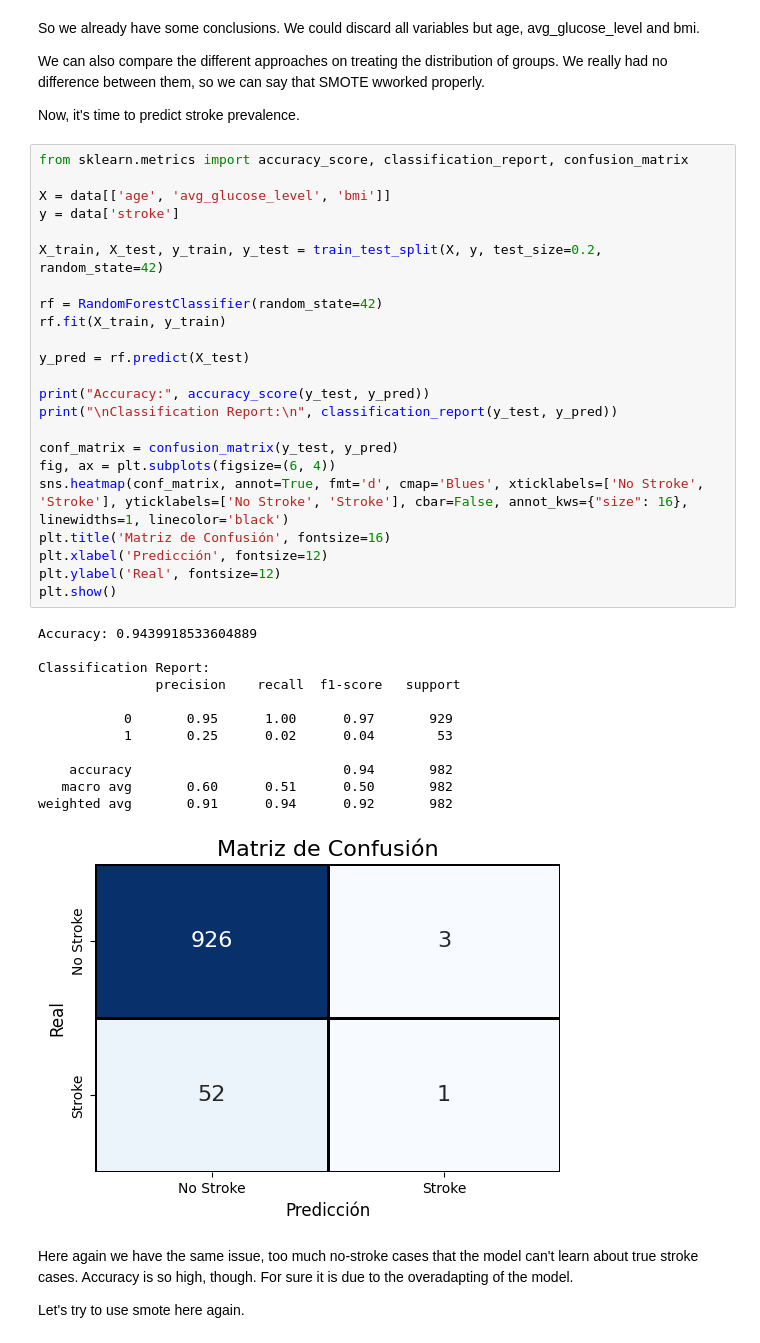
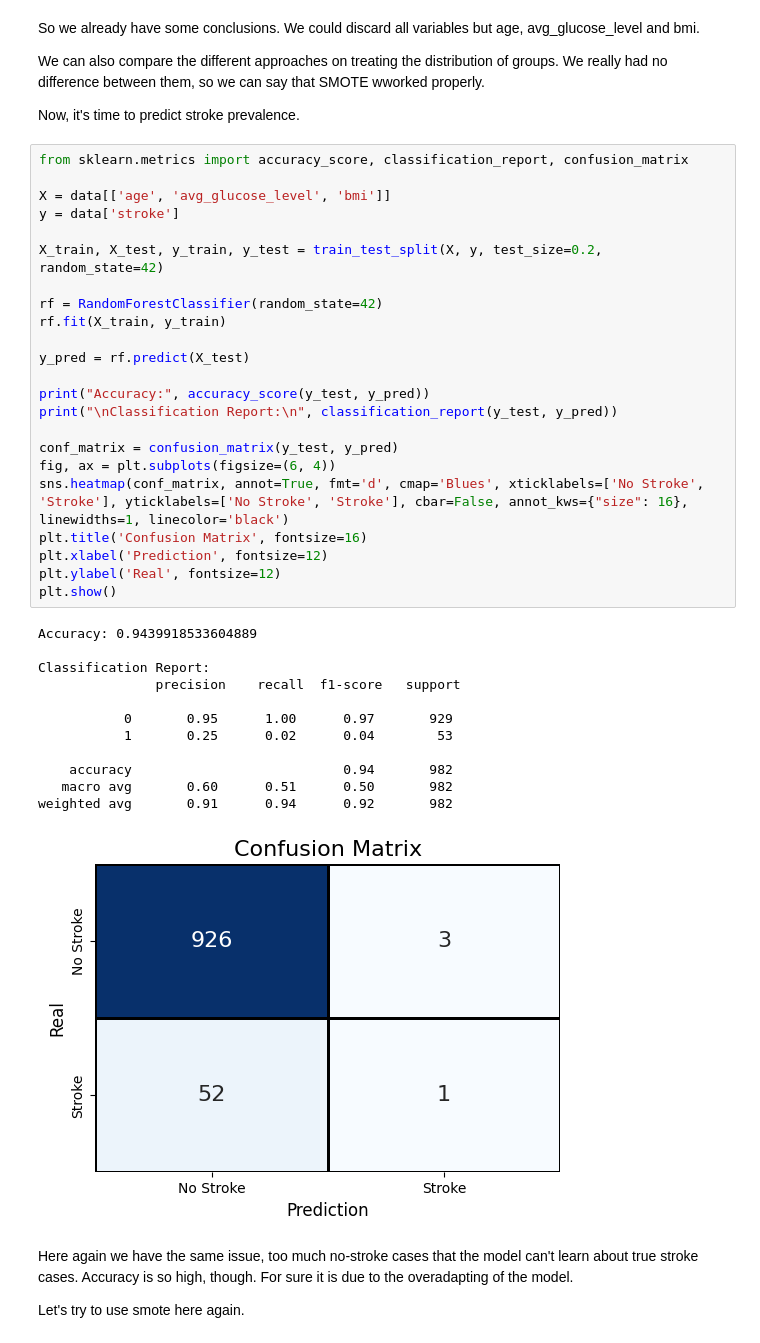
Before and after one commit to Roipp16/Health-Data-Science-Repo, a Jupyter notebook: Stroke_project2.ipynb, the cells around one changed output. Cells and saved outputs as stored; diff of their text form.

```diff
--- a/Stroke_project2.ipynb
+++ b/Stroke_project2.ipynb
@@ -173,36 +173,36 @@ from sklearn.metrics import accuracy_score, classification_report, confusion_mat
 X = data[['age', 'avg_glucose_level', 'bmi']]
 y = data['stroke']
 
 X_train, X_test, y_train, y_test = train_test_split(X, y, test_size=0.2, random_state=42)
 
 rf = RandomForestClassifier(random_state=42)
 rf.fit(X_train, y_train)
 
 y_pred = rf.predict(X_test)
 
 print("Accuracy:", accuracy_score(y_test, y_pred))
 print("\nClassification Report:\n", classification_report(y_test, y_pred))
 
 conf_matrix = confusion_matrix(y_test, y_pred)
 fig, ax = plt.subplots(figsize=(6, 4))
 sns.heatmap(conf_matrix, annot=True, fmt='d', cmap='Blues', xticklabels=['No Stroke', 'Stroke'], yticklabels=['No Stroke', 'Stroke'], cbar=False, annot_kws={"size": 16}, linewidths=1, linecolor='black')
-plt.title('Matriz de Confusión', fontsize=16)
-plt.xlabel('Predicción', fontsize=12)
+plt.title('Confusion Matrix', fontsize=16)
+plt.xlabel('Prediction', fontsize=12)
 plt.ylabel('Real', fontsize=12)
 plt.show()
 # %% [output]
 Accuracy: 0.9439918533604889
 
 Classification Report:
                precision    recall  f1-score   support
 
            0       0.95      1.00      0.97       929
            1       0.25      0.02      0.04        53
 
     accuracy                           0.94       982
    macro avg       0.60      0.51      0.50       982
 weighted avg       0.91      0.94      0.92       982
-[figure, old version]
+[figure, new version]
 # %% [markdown]
 Here again we have the same issue, too much no-stroke cases that the model can't learn about true stroke cases. Accuracy is so high, though. For sure it is due to the overadapting of the model.
 
```
Also changed, not shown: parts of 4 cells of this notebook.
